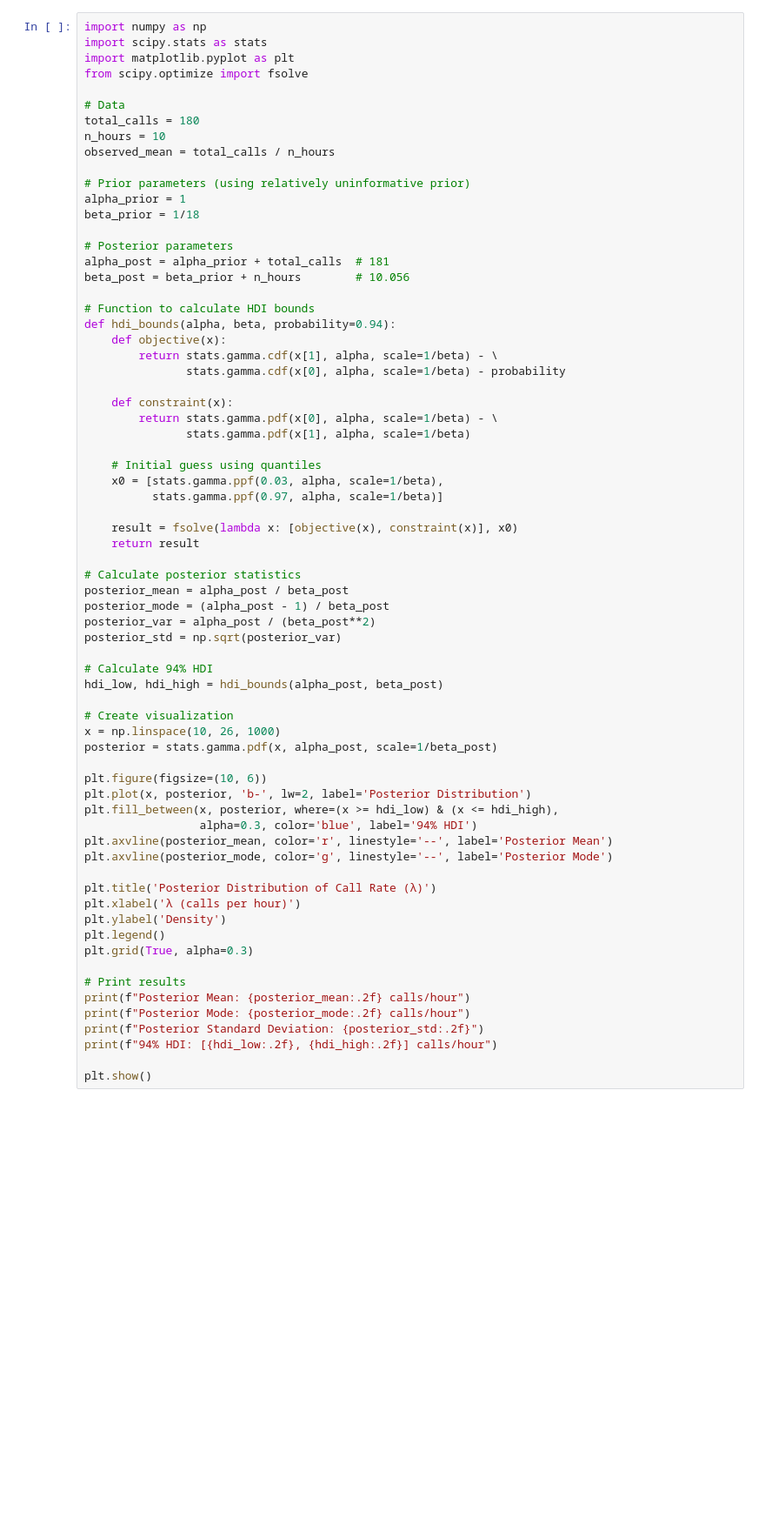
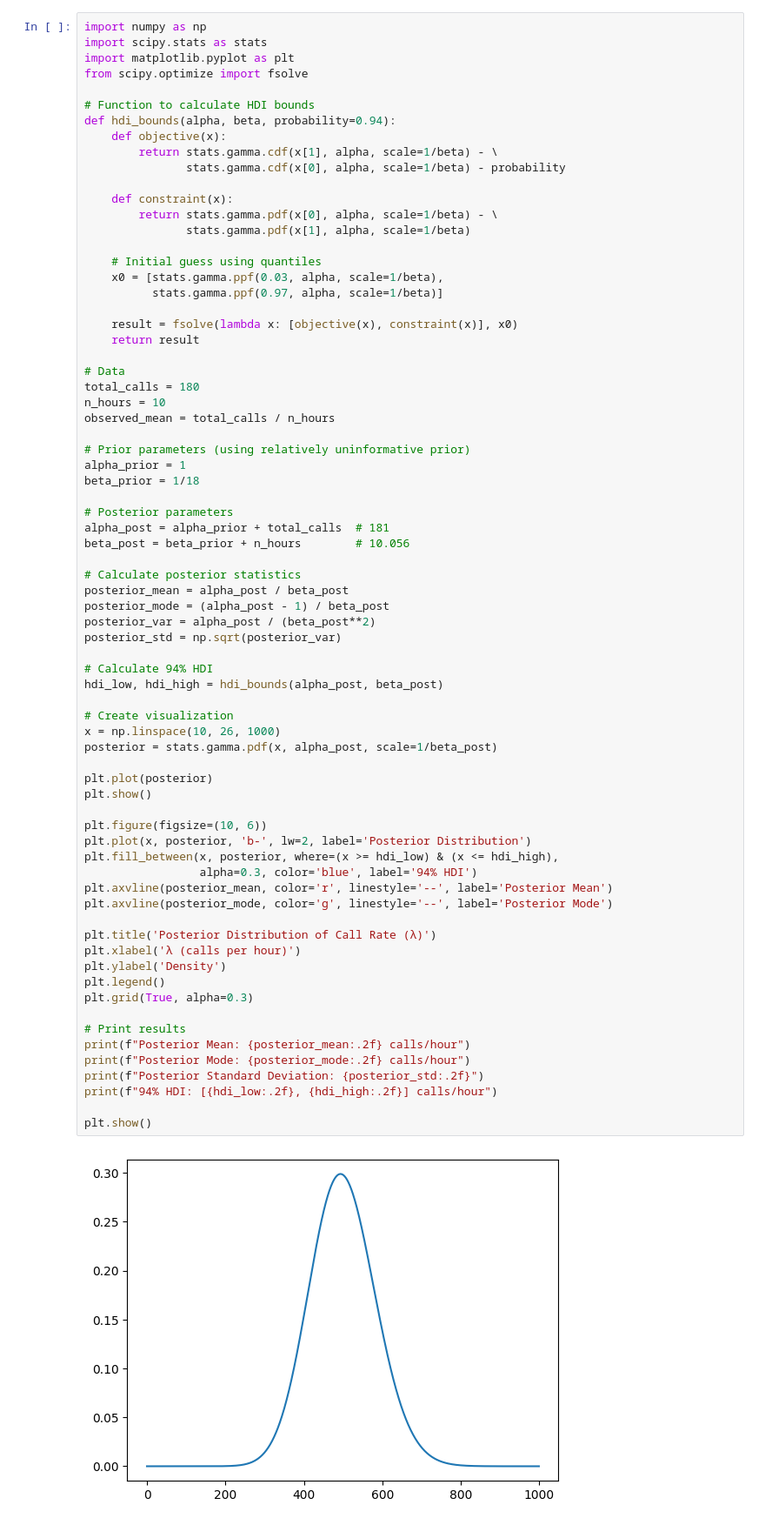
Before and after one commit to Mihaii2/PMP-2024, a Jupyter notebook: Lab06/ex_lab.ipynb, the cells around one changed output. Shown at 87% size. Drawn from its saved outputs; the diff is of its cells as text; blank space fills up the shorter version.

```diff
--- a/Lab06/ex_lab.ipynb
+++ b/Lab06/ex_lab.ipynb
@@ -3,19 +8,6 @@ import numpy as np
 import scipy.stats as stats
 import matplotlib.pyplot as plt
 from scipy.optimize import fsolve
-
-# Data
-total_calls = 180
-n_hours = 10
-observed_mean = total_calls / n_hours
-
-# Prior parameters (using relatively uninformative prior)
-alpha_prior = 1
-beta_prior = 1/18
-
-# Posterior parameters
-alpha_post = alpha_prior + total_calls  # 181
-beta_post = beta_prior + n_hours        # 10.056
 
 # Function to calculate HDI bounds
 def hdi_bounds(alpha, beta, probability=0.94):
@@ -34,6 +26,19 @@ def hdi_bounds(alpha, beta, probability=0.94):
     result = fsolve(lambda x: [objective(x), constraint(x)], x0)
     return result
 
+# Data
+total_calls = 180
+n_hours = 10
+observed_mean = total_calls / n_hours
+
+# Prior parameters (using relatively uninformative prior)
+alpha_prior = 1
+beta_prior = 1/18
+
+# Posterior parameters
+alpha_post = alpha_prior + total_calls  # 181
+beta_post = beta_prior + n_hours        # 10.056
+
 # Calculate posterior statistics
 posterior_mean = alpha_post / beta_post
 posterior_mode = (alpha_post - 1) / beta_post
@@ -41,33 +46,37 @@ posterior_var = alpha_post / (beta_post**2)
 posterior_std = np.sqrt(posterior_var)
 
 # Calculate 94% HDI
 hdi_low, hdi_high = hdi_bounds(alpha_post, beta_post)
 
 # Create visualization
 x = np.linspace(10, 26, 1000)
 posterior = stats.gamma.pdf(x, alpha_post, scale=1/beta_post)
+
+plt.plot(posterior)
+plt.show()
 
 plt.figure(figsize=(10, 6))
 plt.plot(x, posterior, 'b-', lw=2, label='Posterior Distribution')
 plt.fill_between(x, posterior, where=(x >= hdi_low) & (x <= hdi_high),
                  alpha=0.3, color='blue', label='94% HDI')
 plt.axvline(posterior_mean, color='r', linestyle='--', label='Posterior Mean')
 plt.axvline(posterior_mode, color='g', linestyle='--', label='Posterior Mode')
 
 plt.title('Posterior Distribution of Call Rate (λ)')
 plt.xlabel('λ (calls per hour)')
 plt.ylabel('Density')
 plt.legend()
 plt.grid(True, alpha=0.3)
 
 # Print results
 print(f"Posterior Mean: {posterior_mean:.2f} calls/hour")
 print(f"Posterior Mode: {posterior_mode:.2f} calls/hour")
 print(f"Posterior Standard Deviation: {posterior_std:.2f}")
 print(f"94% HDI: [{hdi_low:.2f}, {hdi_high:.2f}] calls/hour")
 
 plt.show()
 # %% [output]
+[figure, new version]
 Posterior Mean: 18.00 calls/hour
 Posterior Mode: 17.90 calls/hour
 Posterior Standard Deviation: 1.34
```
Also changed, not shown: parts of 2 cells of this notebook.
